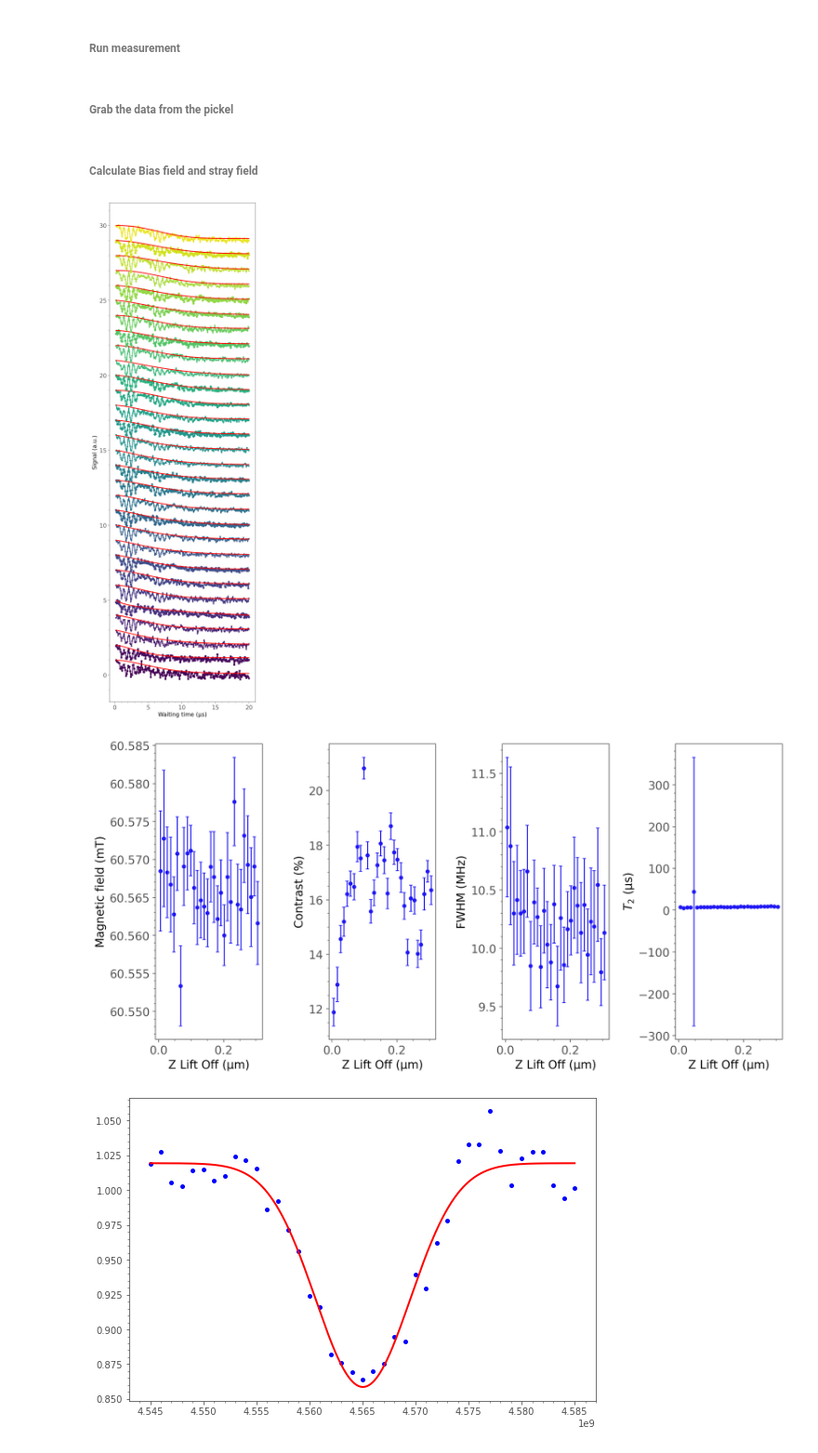
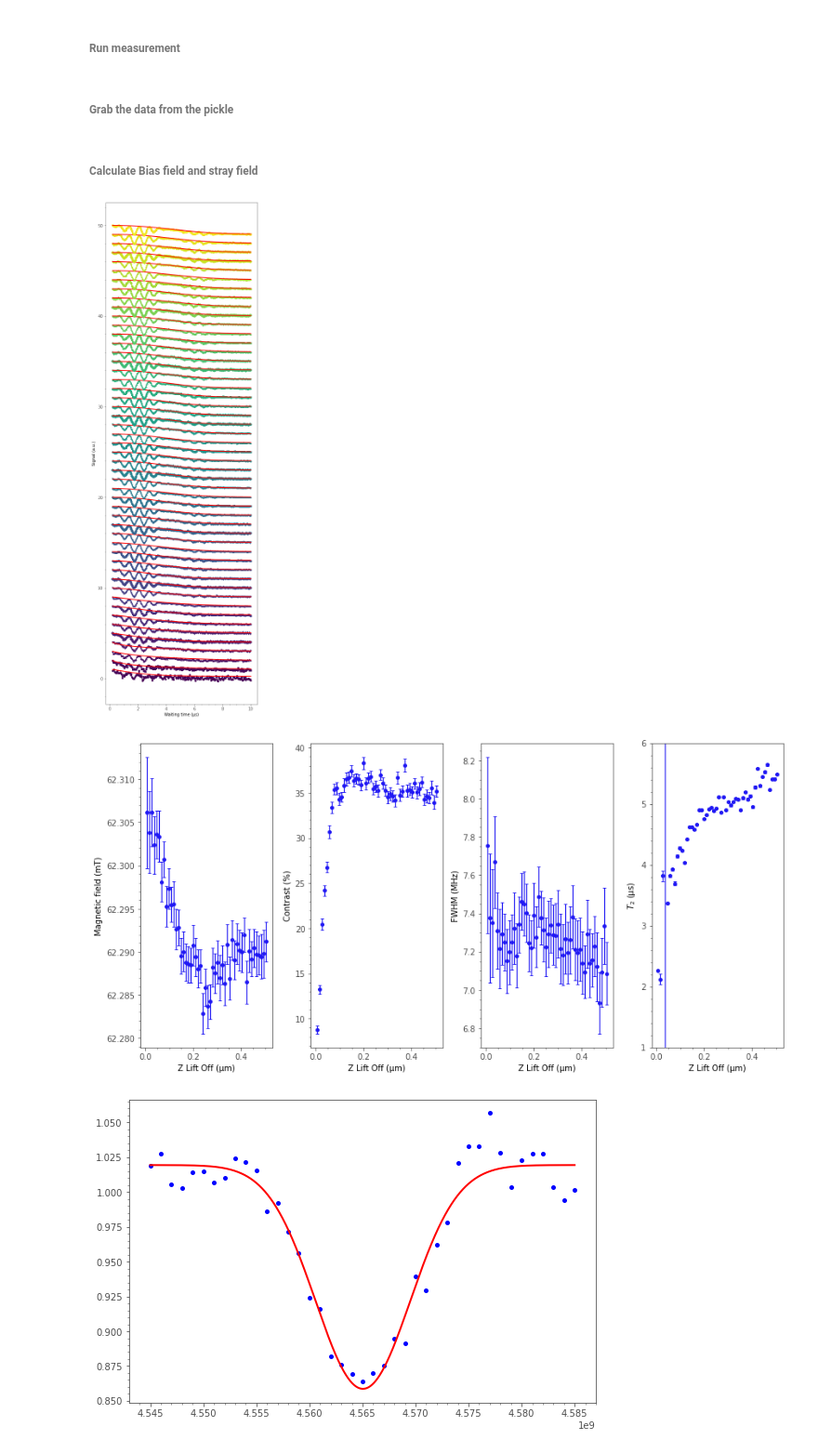
Before and after one commit to sriharijayaram5/qudi, a Jupyter notebook: notebooks/Measurement_Control/Full Hahn Echo Z lift off scan.ipynb, the cells around one changed output. Shown at 93% size. Saved outputs shown, nothing was run; the diff lists cells and outputs as text; code cells hidden in the pictures.

```diff
--- a/notebooks/Measurement_Control/Full Hahn Echo Z lift off scan.ipynb
+++ b/notebooks/Measurement_Control/Full Hahn Echo Z lift off scan.ipynb
@@ -71,14 +66,14 @@ def prepare_AWG_sequence_mode(pi_pulse,init_res_freq, mw_start, mw_stop, mw_step
     alternating_list = []
     freq_sweep_list = []
 
-    pjl.initialize_ensemble(pi_pulse=pi_pulse, LO_freq_0=init_res_freq + 100e6, target_freq_0=init_res_freq, power_0=power, printing = False, upload = False, set_up_measurement = False)
+    pjl.initialize_ensemble(laser_power_voltage = podmrlogic.laser_power_voltage, pi_pulse=pi_pulse, LO_freq_0=init_res_freq + 100e6, target_freq_0=init_res_freq, power_0=power, printing = False, upload = False, set_up_measurement = False)
     AWG_ensemble_list, AWG_sequence_step_list, PS_seq_name, tau_arr, alternating, freq_sweep = pjl.PODMR(mw_start, mw_stop, mw_step)
     ensemble_list.append(AWG_ensemble_list[0])
     tau_arr_list.append(tau_arr)
     alternating_list.append(alternating)
     freq_sweep_list.append(freq_sweep)
 
-    pjl.initialize_ensemble(pi_pulse=pi_pulse, LO_freq_0=init_res_freq + 100e6, target_freq_0=init_res_freq, power_0=power, printing = False, upload = False, set_up_measurement = False)
+    pjl.initialize_ensemble(laser_power_voltage = podmrlogic.laser_power_voltage, pi_pulse=pi_pulse, LO_freq_0=init_res_freq + 100e6, target_freq_0=init_res_freq, power_0=power, printing = False, upload = False, set_up_measurement = False)
     AWG_ensemble_list, AWG_sequence_step_list, PS_seq_name, tau_arr, alternating, freq_sweep =pjl.Hecho_alt_phased(tau_start, tau_stop, tau_num)
     ensemble_list.append(AWG_ensemble_list[0])
     tau_arr_list.append(tau_arr)
@@ -158,9 +153,9 @@ def run_measurement(idx, AWG_ensemble_name, tau_arr, alternating, freq_sweep, re
             pulsedmeasurement_AWG.save_clicked() #Save measurement in qudi data file
             result = afm_scanner_logic.analyse_pulsed_meas(pulsedmasterlogic_AWG.analysis_settings, pulsedmeasurementlogic_AWG.laser_data, alternating)
             if alternating:
-                return pulsedmeasurementlogic_AWG.signal_data[1], pulsedmeasurementlogic_AWG.signal_data[2], pulsedmeasurementlogic_AWG.signal_data[1] - pulsedmeasurementlogic_AWG.signal_data[2], np.mean(result[0][2])/result[0][3]
+                return pulsedmeasurementlogic_AWG.signal_data[1], pulsedmeasurementlogic_AWG.signal_data[2], pulsedmeasurementlogic_AWG.signal_data[1] - pulsedmeasurementlogic_AWG.signal_data[2]
             else:
-                return pulsedmeasurementlogic_AWG.signal_data[1], np.mean(result[2])/result[3]
+                return pulsedmeasurementlogic_AWG.signal_data[1]
         else:
             time.sleep(0.001)
 
@@ -350,13 +345,13 @@ def measurement_loop(scan_start_z, scan_stop_z, scan_step_z, power, pi_pulse, in
 
         #Measure full PODMR spectrum and determine the resonance frequency by fitting
         index = 0
-        PODMR_sig[idz], counts_temp = run_measurement(index, ensemble_list[index], tau_arr_list[index], alternating_list[index], freq_sweep_list[index], PODMR_freq, power, max_sweeps_podmr, z_pos, lift_off_check_period, change_freq = True)
+        PODMR_sig[idz] = run_measurement(index, ensemble_list[index], tau_arr_list[index], alternating_list[index], freq_sweep_list[index], PODMR_freq, power, max_sweeps_podmr, z_pos, lift_off_check_period, change_freq = True)
         res_freq[idz] = PODMR_analysis(PODMR_sig[idz], freq_list)
         res_freq_used = res_freq[idz]
 
         #Measure T2
         index = 1
-        T2_sig_raw[idz], T2_sig_raw_alt[idz], T2_sig[idz], counts_temp = run_measurement(index, ensemble_list[index], tau_arr_list[index], alternating_list[index], freq_sweep_list[index], res_freq_used, power, max_sweeps_T2, z_pos, lift_off_check_period, change_freq = True)
+        T2_sig_raw[idz], T2_sig_raw_alt[idz], T2_sig[idz] = run_measurement(index, ensemble_list[index], tau_arr_list[index], alternating_list[index], freq_sweep_list[index], res_freq_used, power, max_sweeps_T2, z_pos, lift_off_check_period, change_freq = True)
 
         #run save routine end of every fast axis loop
         meas_dict['res_freq']['data'] = res_freq
@@ -371,6 +366,7 @@ def measurement_loop(scan_start_z, scan_stop_z, scan_step_z, power, pi_pulse, in
 
         if afm_scanner_logic.jupyter_meas_stop:
             print('Measurement force stopped')
+            spm.retract_probe()
             break
 
     #Activate the printing of information into the manager log again
@@ -380,7 +376,7 @@ def measurement_loop(scan_start_z, scan_stop_z, scan_step_z, power, pi_pulse, in
     awg_spectrum.pulser_off()
     mw_source_smbv.off()
     mw_source_sgs.off()
-    afm_scanner_logic._spm.finish_scan(retract=retract)
+    spm.retract_probe()
 
     return meas_dict
 
@@ -471,9 +467,9 @@ filepath = savelogic.get_path_for_module('AttoDRY2200_Pi3_SPM\\')
 with open(filepath+filename+'.pickle', 'wb') as f:
     pickle.dump(data_array, f)
 # %% [markdown]
-######  Grab the data from the pickel
+######  Grab the data from the pickle
 # %%
-filebeginning = '2024-12-21_12-27-18_PODMR_Hahn_echo_Z_lift_off_scan_A-H12-13_NbSe2_S6_3.0K_70mT_Bnv_zFC_Z_lift_off_Set_A_0mV_OOC' #here the beginning of the filename, including the date and sample name, is needed
+filebeginning = '2025-04-13_21-58-10_PODMR_Hahn_echo_Z_lift_off_scan_A-F17-26_NbSe2_S4_3.0K_70mT_Bnv_sFC_Z_lift_off_vortex_slip_x5.98um_y6.3um' #here the beginning of the filename, including the date and sample name, is needed
 
 file_year = filebeginning[0:4]
 file_month = filebeginning[5:7]
@@ -546,7 +542,7 @@ for idx, data in enumerate(T2_data):
     tau_list_more = np.linspace(tau_list[0],tau_list[-1],1000)
 
     if fit_peaks:
-        peaks, _ = find_peaks(data, prominence=(0.01, None))#, distance=20)
+        peaks, _ = find_peaks(data, prominence=(0.02, None))#, distance=20)
         peaks = np.insert(peaks, 0, 0, axis=0)
         fit_peaks = fitlogic.make_decayexponentialstretched_fit(tau_list[peaks],data[peaks],estimator=fitlogic.estimate_decayexponentialstretched)
         lm_peaks,_ = fitlogic.make_decayexponentialstretched_model()
@@ -600,7 +596,7 @@ ax_fwhm.errorbar(x=z_scan_array*1e6, y=fwhm,
 
 # ax_T2.plot(z_scan_array*1e6, t2s*1e6,'bo')
 ax_T2.errorbar(x=z_scan_array*1e6, y=t2s*1e6,
-                         yerr=t2s_err*1e6, fmt='o',
+                         yerr=t2s_err*1e5, fmt='o',
                          capsize=2, capthick=0.9,
                         elinewidth=1.2)
 # ax_linewidth.plot(z_scan_array*1e6, (1/(t2s)-1/t2s[-1])/1e6)
@@ -616,39 +612,39 @@ ax_fwhm.set_ylabel('FWHM (MHz)')
 
 ax_T2.set_xlabel('Z Lift Off (µm)')
 ax_T2.set_ylabel('$T_2$ (µs)')
-# ax_T2.set_ylim(0,10)
+ax_T2.set_ylim(1,6)
 
 
-ax_linewidth.set_xlabel('Z Lift Off (µm)')
+# ax_linewidth.set_xlabel('Z Lift Off (µm)')
 
 plt.tight_layout()
 
 plt.show()
 
 fit_data = {}
 fit_data["Raw"] = data_array
 fit_data["Fit"] = {}
 fit_data["Fit"]["T2"] = t2s
 fit_data["Fit"]["T2_err"] = t2s_err
-fit_data["Fit"]["Field"] = b_field_bias
+# fit_data["Fit"]["Field"] = b_field_bias
 fit_data["Fit"]["Contrast"] = contrast
 fit_data["Fit"]["Contrast_err"] = contrast_err
 fit_data["Fit"]["FWHM"] = fwhm
 fit_data["Fit"]["FWHM_err"] = fwhm
 fit_data["Fit"]["Lift_off"] = z_scan_array
 fit_data["Comments"] = {}
-fit_data["Comments"]['file_name'] = filename
+# fit_data["Comments"]['file_name'] = filename
 fit_data["Comments"]['Comments'] = 'Fit: Stretched exponential on envelope of Hahn echo. Tip oscillation on. 2K. 70mT aligned with the NV axis.'
 
 # string = datetime.datetime.now().isoformat('_','seconds')+'_'+filebeginning+'_analysed'
 # filename = string.replace(':','-')
 # filepath = savelogic.get_path_for_module('AttoDRY2200_Pi3_SPM\\')
 
 # with open(filepath+filename+'.pickle', 'wb') as f:
 #     pickle.dump(fit_data, f)
 # %% [output]
-[figure, old version]
+[figure, new version]
-[figure, old version]
+[figure, new version]
 # %%
 #Analyse bias field
 #Gathering data from dictonary
```
Also changed, not shown: parts of 1 cell of this notebook, 16 other files.
